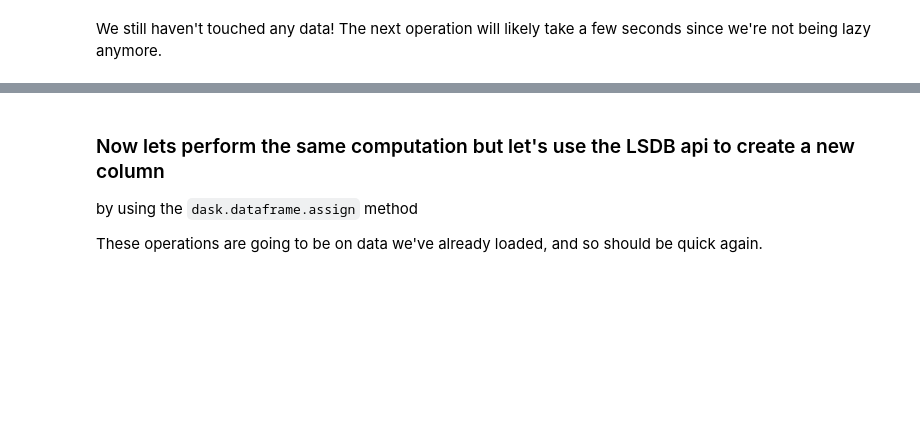
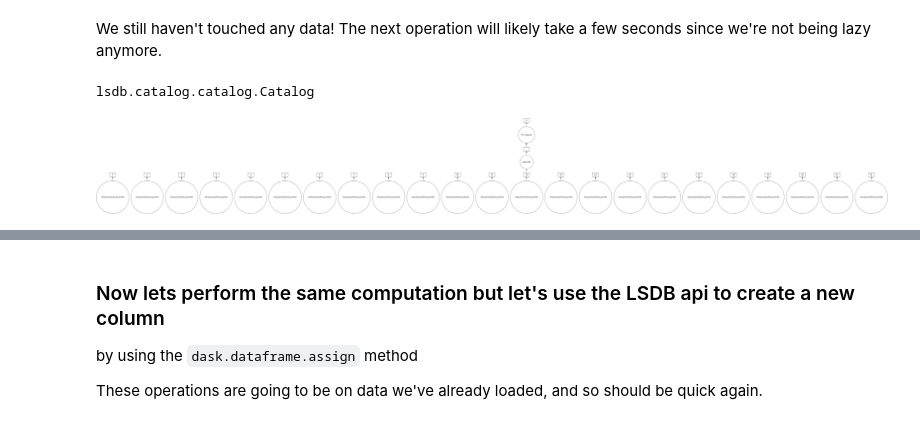
Before and after one commit to swyatt7/ADASS_LSDB_tutorial, a Jupyter notebook: nb/section2.ipynb, the cells around one changed output, grey strips where cells are left out. Cells and saved outputs as stored; diff of their text form; code cells hidden in the pictures; blank space fills up the shorter version.

```diff
--- a/nb/section2.ipynb
+++ b/nb/section2.ipynb
@@ -164,6 +173,14 @@ Dask DataFrame Structure:
 Dask Name: from-delayed, 3 graph layers
 # %% [markdown]
 We still haven't touched any data! The next operation will likely take a few seconds since we're not being lazy anymore.
+# %%
+type(cone_search)
+# %% [output]
+lsdb.catalog.catalog.Catalog
+# %%
+cone_search._ddf.visualize()
+# %% [output]
+[figure, added]
 # %%
 %%time
 cone_search.compute()
```
Also changed, not shown: parts of 15 cells of this notebook, 3 other files.
